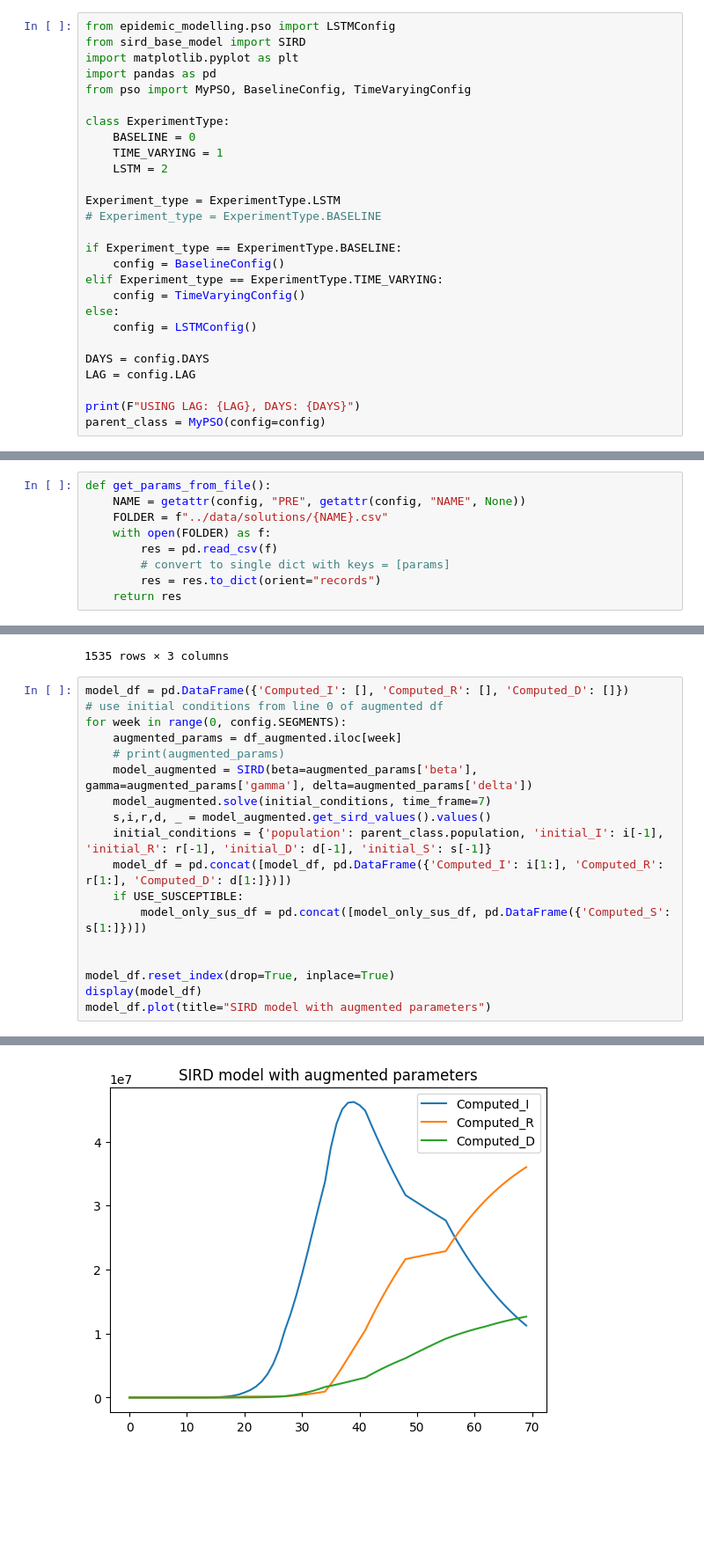
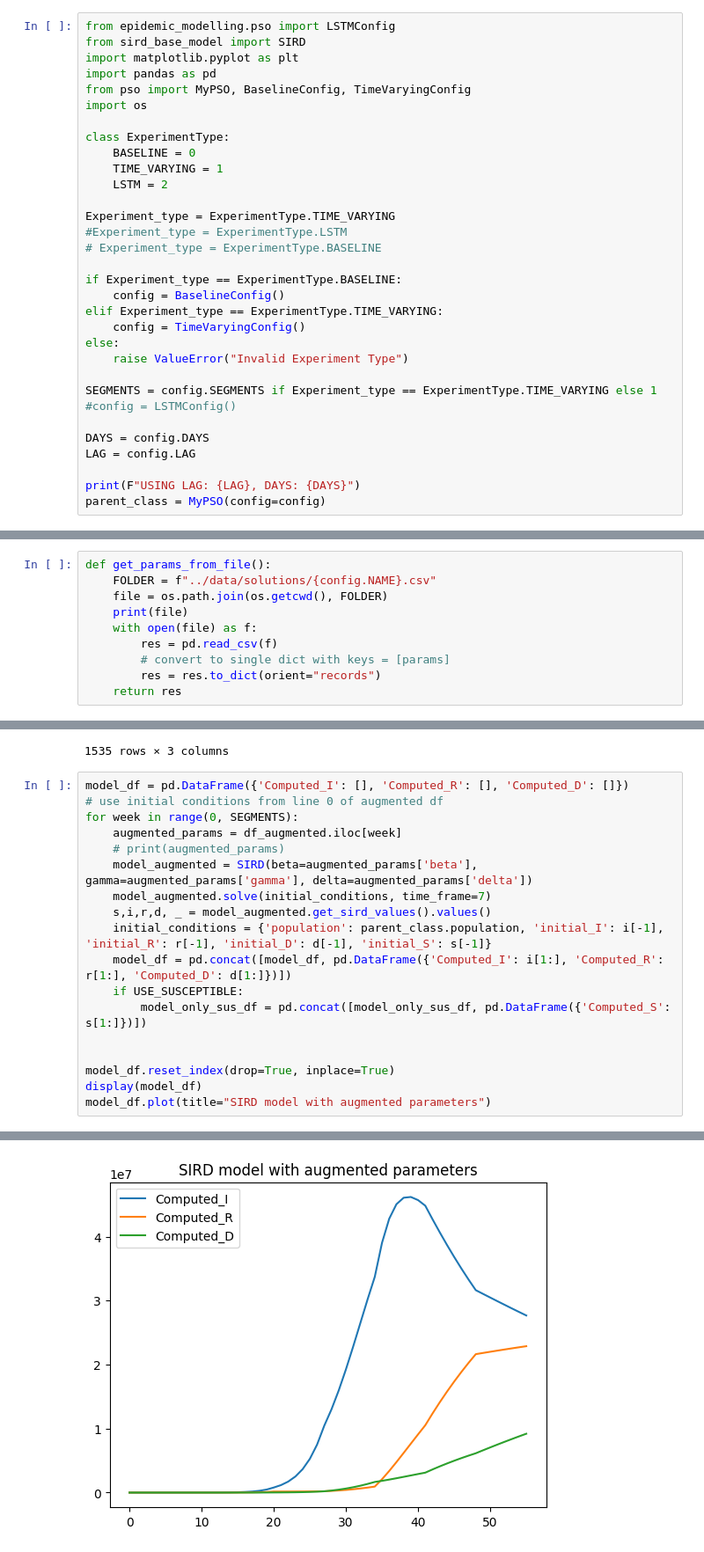
Before and after one commit to Thomas2710/Epidemic-modelling, a Jupyter notebook: epidemic_modelling/sird_playground.ipynb, the cells around one changed output, grey strips where cells are left out. Shown at 88% size. Cells and saved outputs as stored; diff of their text form; blank space fills up the shorter version.

Commit message:
fix: fixed convergence plots

```diff
--- a/epidemic_modelling/sird_playground.ipynb
+++ b/epidemic_modelling/sird_playground.ipynb
@@ -17,13 +17,15 @@ from sird_base_model import SIRD
 import matplotlib.pyplot as plt
 import pandas as pd
 from pso import MyPSO, BaselineConfig, TimeVaryingConfig
+import os
 
 class ExperimentType:
     BASELINE = 0
     TIME_VARYING = 1
     LSTM = 2
 
-Experiment_type = ExperimentType.LSTM
+Experiment_type = ExperimentType.TIME_VARYING
+#Experiment_type = ExperimentType.LSTM
 # Experiment_type = ExperimentType.BASELINE
 
 if Experiment_type == ExperimentType.BASELINE:
@@ -31,7 +33,10 @@ if Experiment_type == ExperimentType.BASELINE:
 elif Experiment_type == ExperimentType.TIME_VARYING:
     config = TimeVaryingConfig()
 else:
-    config = LSTMConfig()
+    raise ValueError("Invalid Experiment Type")
+
+SEGMENTS = config.SEGMENTS if Experiment_type == ExperimentType.TIME_VARYING else 1
+#config = LSTMConfig()
 
 DAYS = config.DAYS
 LAG = config.LAG
@@ -43,8 +101,9 @@ USING LAG: 0, DAYS: 7
 # %%
 def get_params_from_file():
-    NAME = getattr(config, "PRE", getattr(config, "NAME", None))
-    FOLDER = f"../data/solutions/{NAME}.csv"
-    with open(FOLDER) as f:
+    FOLDER = f"../data/solutions/{config.NAME}.csv"
+    file = os.path.join(os.getcwd(), FOLDER)
+    print(file)
+    with open(file) as f:
         res = pd.read_csv(f)
         # convert to single dict with keys = [params]
         res = res.to_dict(orient="records")
@@ -218,7 +370,7 @@ display(df_augmented)
 # %%
 model_df = pd.DataFrame({'Computed_I': [], 'Computed_R': [], 'Computed_D': []})
 # use initial conditions from line 0 of augmented df
-for week in range(0, config.SEGMENTS):
+for week in range(0, SEGMENTS):
     augmented_params = df_augmented.iloc[week]
     # print(augmented_params)
     model_augmented = SIRD(beta=augmented_params['beta'], gamma=augmented_params['gamma'], delta=augmented_params['delta'])
@@ -261 +407 @@ model_df.plot(title="SIRD model with augmented parameters")
-[figure, old version]
+[figure, new version]
```
Also changed, not shown: parts of 13 cells of this notebook, 3 other files.
